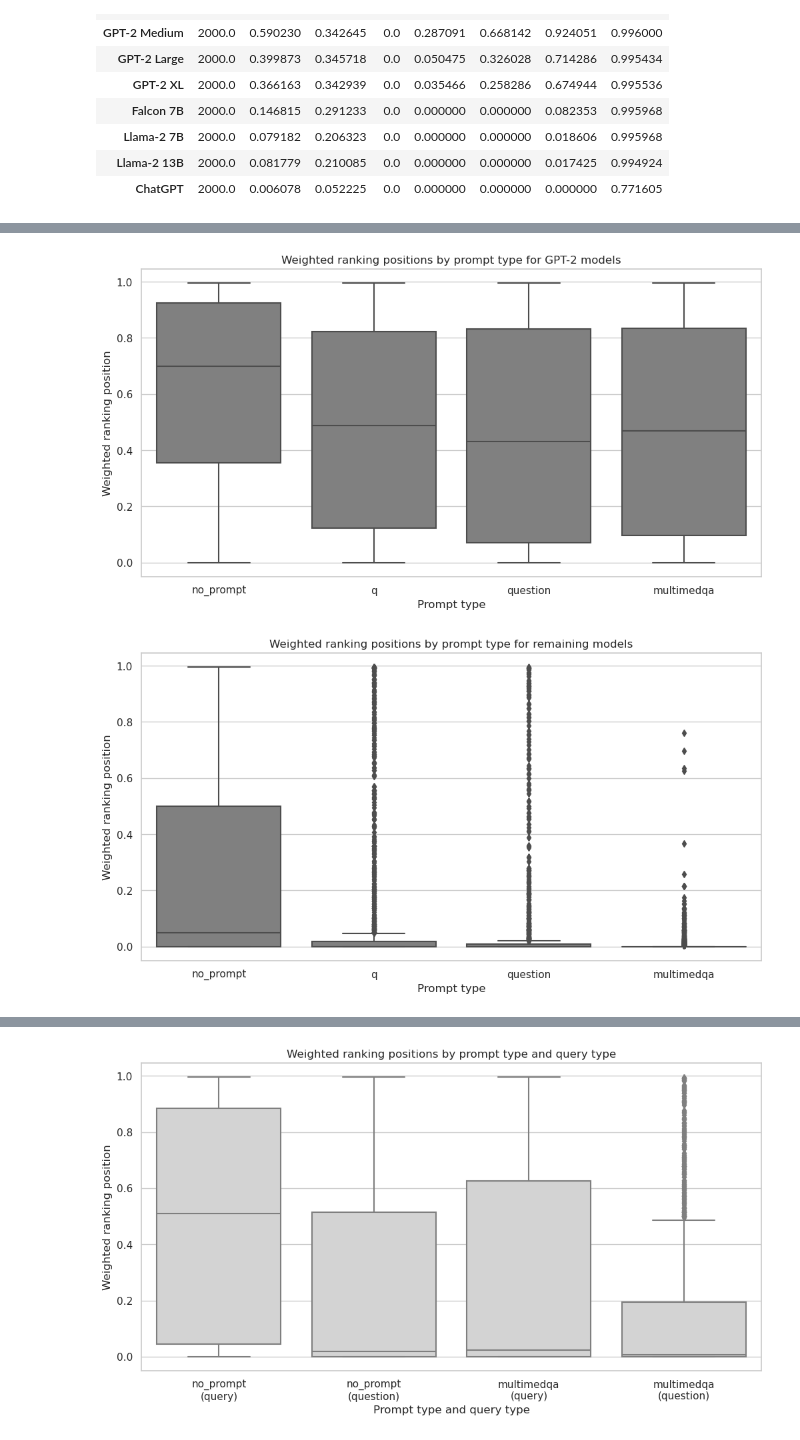
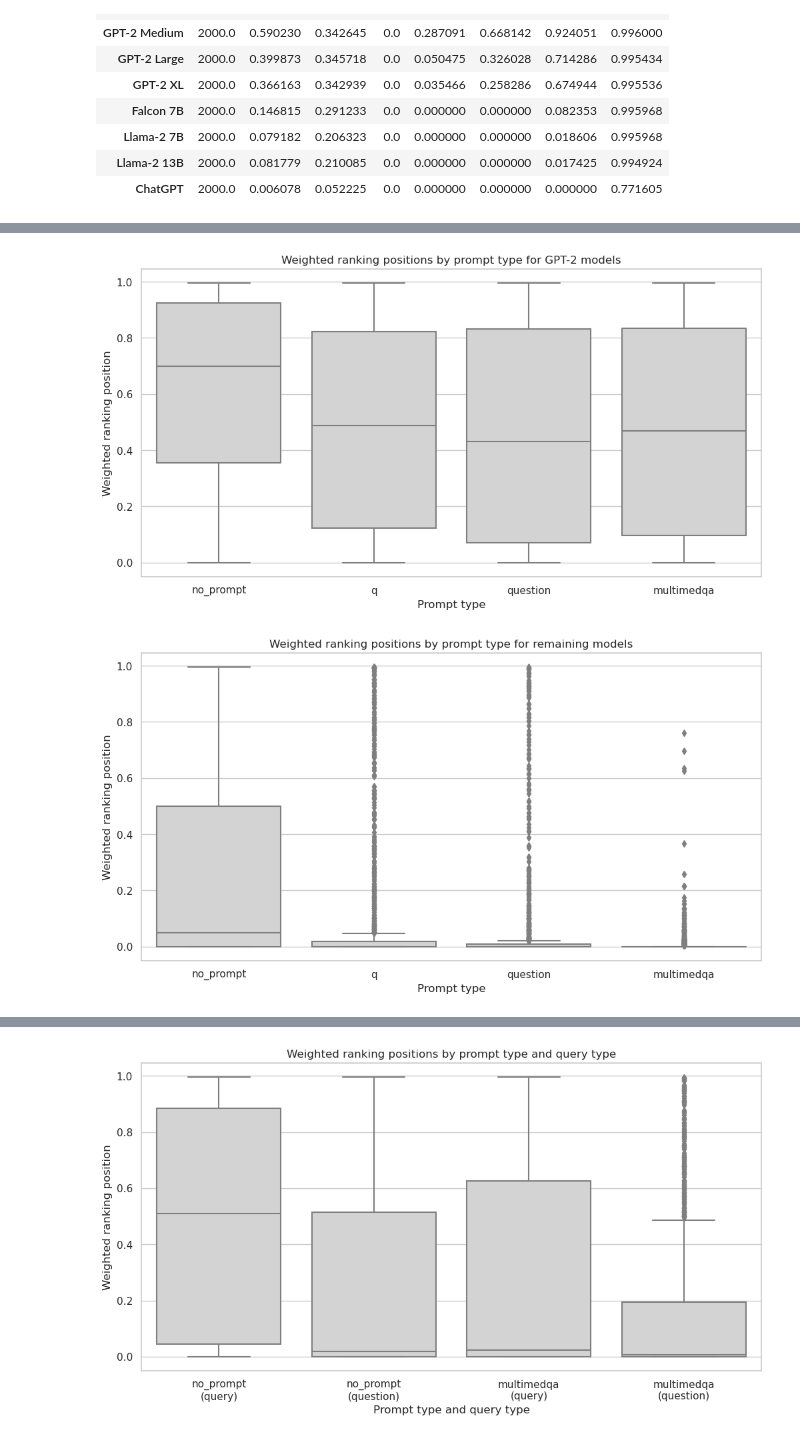
Before and after one commit to JoProbst/ThesisCode, a Jupyter notebook: visualizations/visualize_llm_positions.ipynb, the cells around one changed output, grey strips where cells are left out. Cells and saved outputs as stored; diff of their text form; code cells hidden in the pictures.

Commit message:
updated plots

```diff
--- a/visualizations/visualize_llm_positions.ipynb
+++ b/visualizations/visualize_llm_positions.ipynb
@@ -150,36 +287,36 @@ all_model_df.groupby('model')['weighted_position'].describe()
 # %%
 # boxplot of weighted position by prompt type
 
 fig, ax = plt.subplots(figsize=(12, 6))
 order = [
     "no_prompt",
     "q",
     "question",
     "multimedqa"
 ]
 
 
 # only include models with GPT-2 in name
-ax = sns.boxplot(x="prompt", y="weighted_position", data=all_model_df[all_model_df['model'].str.contains("GPT-2")], order=order, color="gray")
+ax = sns.boxplot(x="prompt", y="weighted_position", data=all_model_df[all_model_df['model'].str.contains("GPT-2")], order=order, color="lightgray")
 ax.set_title(f'Weighted ranking positions by prompt type for GPT-2 models')
 
 ax.set_xlabel('Prompt type')
 ax.set_ylabel('Weighted ranking position')
 plt.savefig(f'{plot_path}/weighted_position_boxplot_by_prompt.pdf', bbox_inches='tight')
 plt.show()
 # %% [output]
-[figure, old version]
+[figure, new version]
 # %%
 # second plot with remaining models
 fig, ax = plt.subplots(figsize=(12, 6))
-ax = sns.boxplot(x="prompt", y="weighted_position", data=all_model_df[all_model_df['model'].str.contains("Llama") | all_model_df['model'].str.contains("Falcon") ], order=order, color="gray")
+ax = sns.boxplot(x="prompt", y="weighted_position", data=all_model_df[all_model_df['model'].str.contains("Llama") | all_model_df['model'].str.contains("Falcon") ], order=order, color="lightgray")
 ax.set_title(f'Weighted ranking positions by prompt type for remaining models')
 ax.set_xlabel('Prompt type')
 ax.set_ylabel('Weighted ranking position')
 plt.savefig(f'{plot_path}/weighted_position_boxplot_by_prompt_remaining.pdf', bbox_inches='tight')
 plt.show()
 # %% [output]
-[figure, old version]
+[figure, new version]
 # %%
 # table of median rank by model, depending on prompt type
 weigthed_position_by_prompt = all_model_df.groupby(['model', 'prompt'])['weighted_position'].mean().unstack()
```
Also changed, not shown: parts of 11 cells of this notebook, 10 other files.
